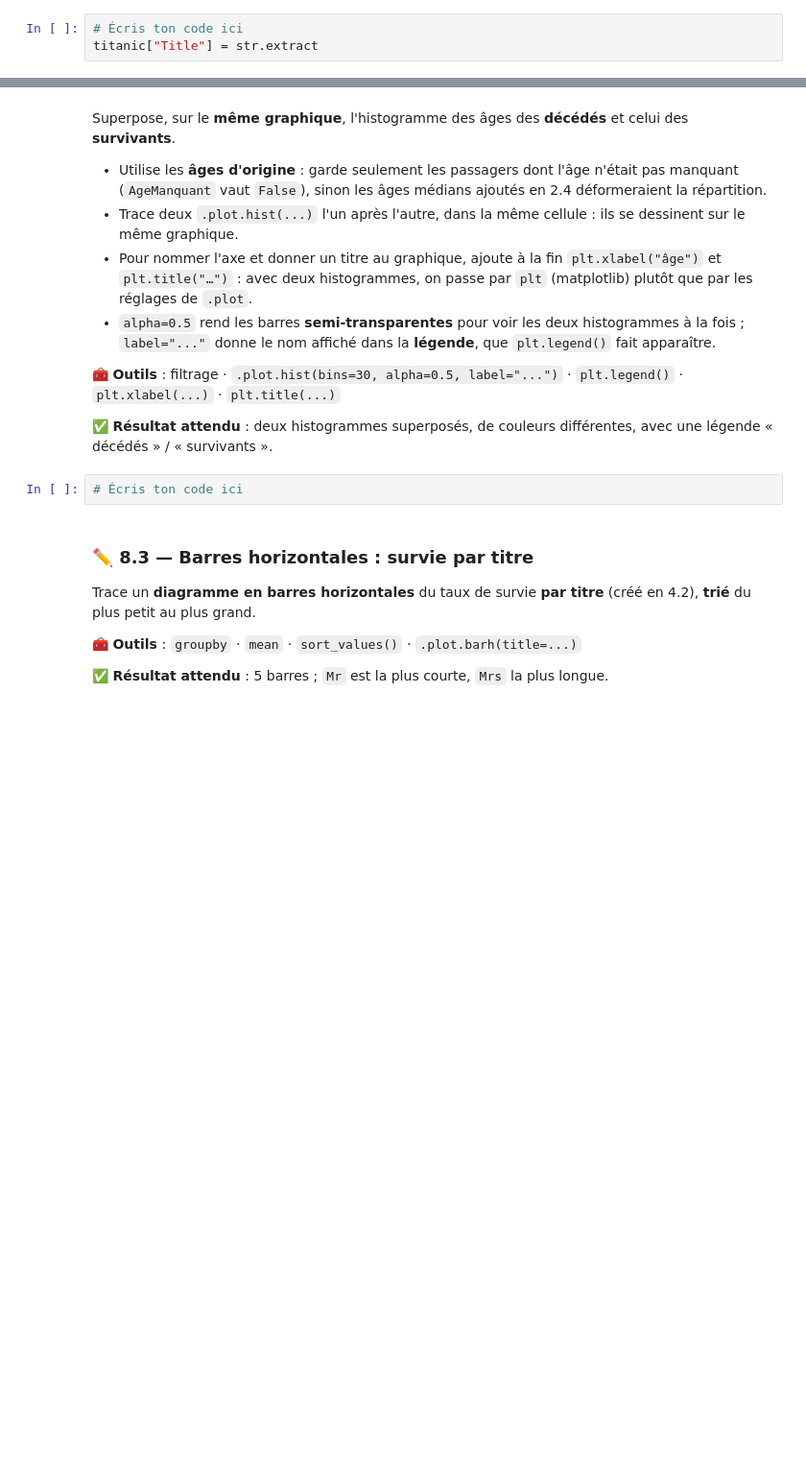
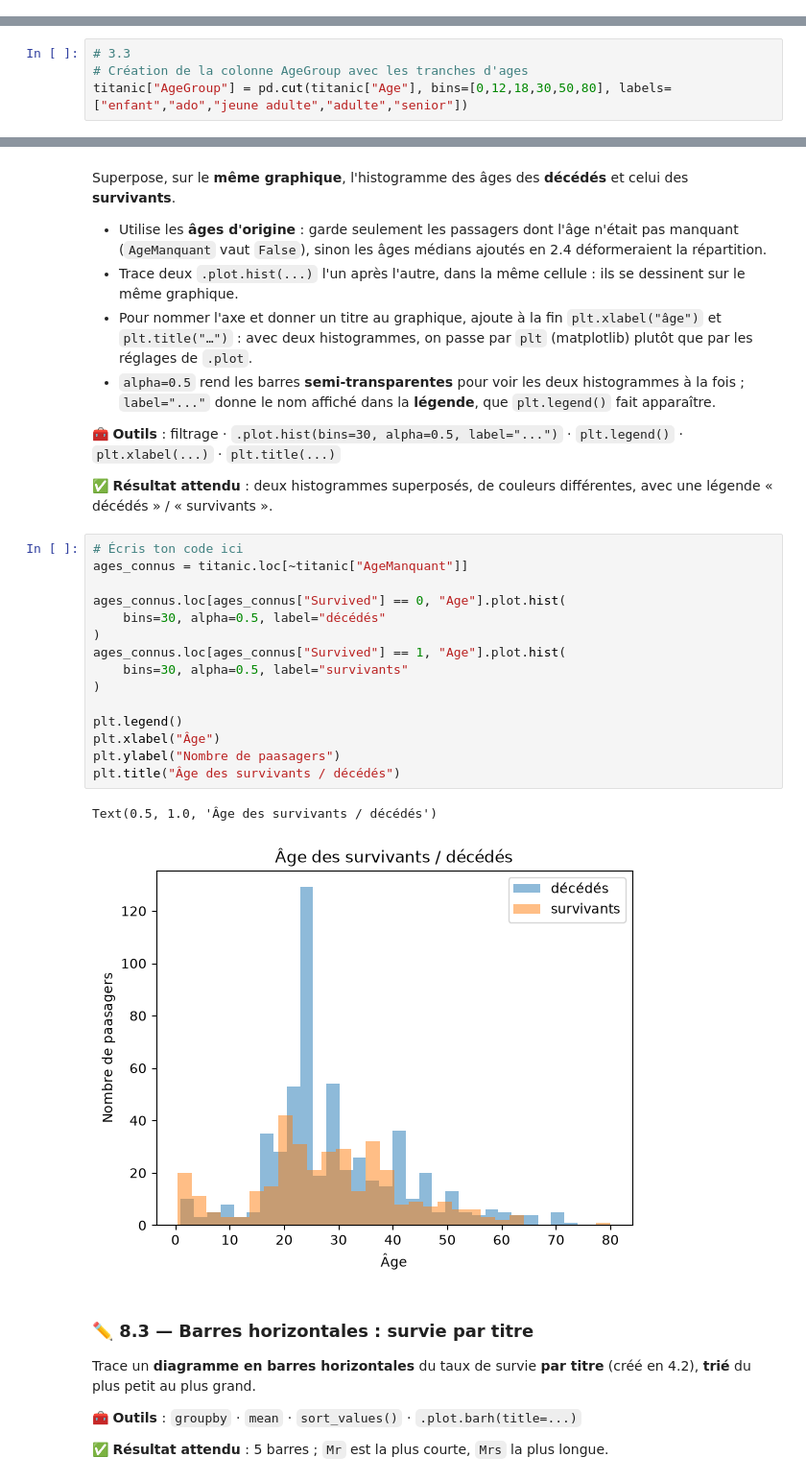
Before and after one commit to DarkSpharx/TitanicDiaaFred, a Jupyter notebook: 2_adapter_pandas_titanic.ipynb, the cells around one changed output, grey strips where cells are left out. Shown at 96% size. Saved outputs shown, nothing was run; the diff lists cells and outputs as text; blank space fills up the shorter version.

```diff
--- a/2_adapter_pandas_titanic.ipynb
+++ b/2_adapter_pandas_titanic.ipynb
@@ -476,6 +354,3 @@ Crée une colonne `Title` qui contient le titre de chaque passager (Mr, Mrs, Mis
 🧰 **Outils** : `str.extract(motif, expand=False)` · `value_counts()` · `replace({...})` · filtrer une Series sur ses valeurs `comptes[comptes >= 10]` · `.index` · `isin` · `where`
 
 ✅ **Résultat attendu** : à la fin, 5 titres : **Mr 517**, **Miss 185**, **Mrs 126**, **Master 40**, **Rare 23**.
-# %%
-# Écris ton code ici
-titanic["Title"] = str.extract
@@ -514,0 +410,4 @@ En 3.3, tu as vu que le prix `Fare` est celui du **billet groupé** : plusieurs
+# %%
+# 3.3
+# Création de la colonne AgeGroup avec les tranches d'ages
+titanic["AgeGroup"] = pd.cut(titanic["Age"], bins=[0,12,18,30,50,80], labels=["enfant","ado","jeune adulte","adulte","senior"])
@@ -654,8 +713,24 @@ Superpose, sur le **même graphique**, l'histogramme des âges des **décédés*
 🧰 **Outils** : filtrage · `.plot.hist(bins=30, alpha=0.5, label="...")` · `plt.legend()` · `plt.xlabel(...)` · `plt.title(...)`
 
 ✅ **Résultat attendu** : deux histogrammes superposés, de couleurs différentes, avec une légende « décédés » / « survivants ».
-# %%
-# Écris ton code ici
+# %%
+# Écris ton code ici
+ages_connus = titanic.loc[~titanic["AgeManquant"]]
+
+ages_connus.loc[ages_connus["Survived"] == 0, "Age"].plot.hist(
+    bins=30, alpha=0.5, label="décédés"
+)
+ages_connus.loc[ages_connus["Survived"] == 1, "Age"].plot.hist(
+    bins=30, alpha=0.5, label="survivants"
+)
+
+plt.legend()
+plt.xlabel("Âge")
+plt.ylabel("Nombre de paasagers")
+plt.title("Âge des survivants / décédés")
+# %% [output]
+Text(0.5, 1.0, 'Âge des survivants / décédés')
+[figure, added]
 # %% [markdown]
 ### ✏️ 8.3 — Barres horizontales : survie par titre
 
```
Also changed, not shown: parts of 52 cells of this notebook, 1 other file.
